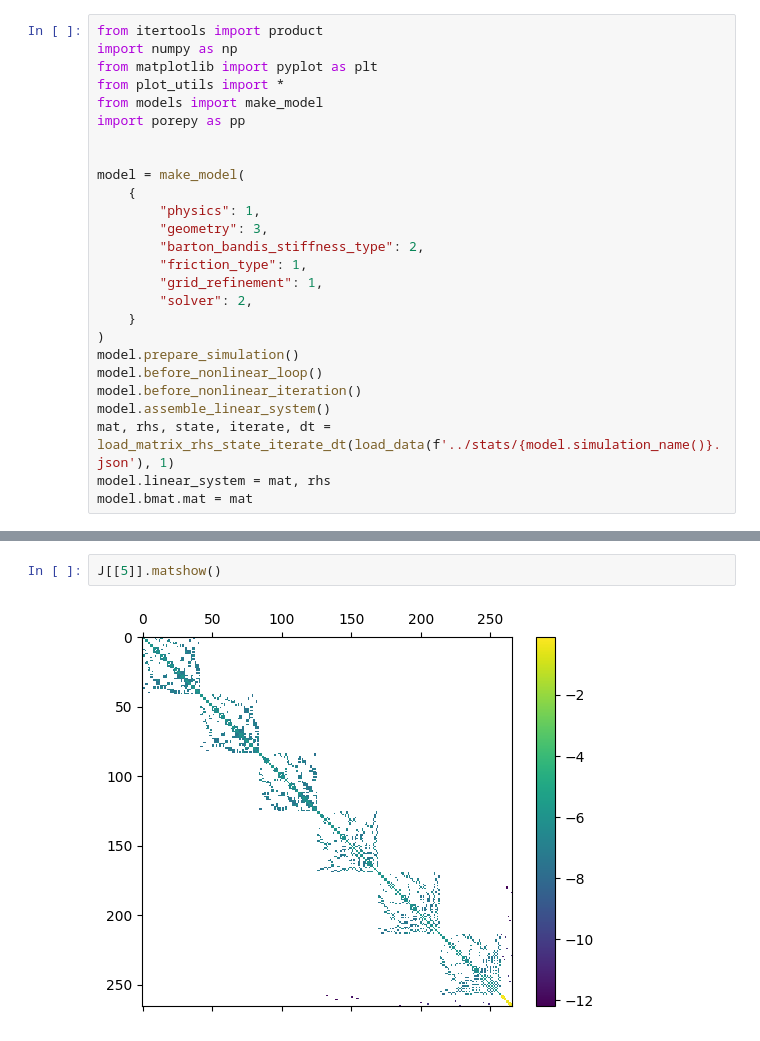
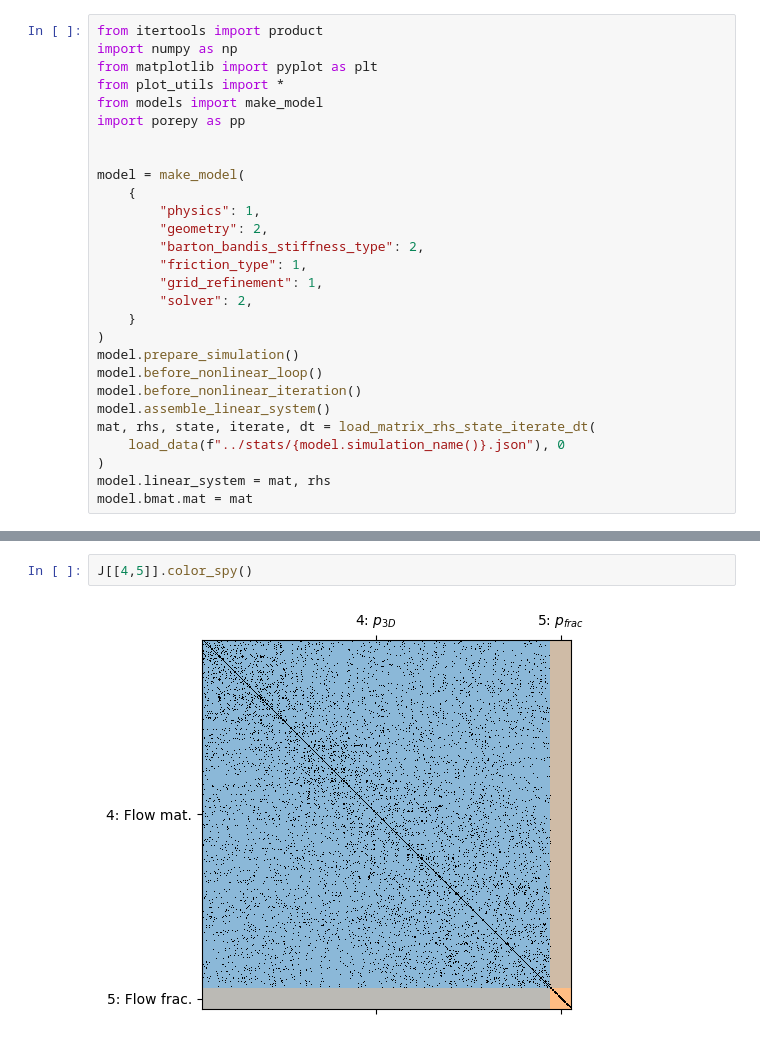
Before and after one commit to pmgbergen/FTHM-Solver, a Jupyter notebook: experiments/load_system.ipynb, the cells around one changed output, grey strips where cells are left out. Cells and saved outputs as stored; diff of their text form.

```diff
--- a/experiments/load_system.ipynb
+++ b/experiments/load_system.ipynb
@@ -10,7 +10,7 @@ import porepy as pp
 model = make_model(
     {
         "physics": 1,
-        "geometry": 3,
+        "geometry": 2,
         "barton_bandis_stiffness_type": 2,
         "friction_type": 1,
         "grid_refinement": 1,
@@ -21,7 +21,9 @@ model.prepare_simulation()
 model.before_nonlinear_loop()
 model.before_nonlinear_iteration()
 model.assemble_linear_system()
-mat, rhs, state, iterate, dt = load_matrix_rhs_state_iterate_dt(load_data(f'../stats/{model.simulation_name()}.json'), 1)
+mat, rhs, state, iterate, dt = load_matrix_rhs_state_iterate_dt(
+    load_data(f"../stats/{model.simulation_name()}.json"), 0
+)
 model.linear_system = mat, rhs
 model.bmat.mat = mat
 # %% [output]
@@ -40,4 +87,4 @@ J[[0, 1, 3, 5]].plot_max()
 # %%
-J[[5]].matshow()
+J[[4,5]].color_spy()
 # %% [output]
-[figure, old version]
+[figure, new version]
```
Also changed, not shown: parts of 8 cells of this notebook, 10 other files.
